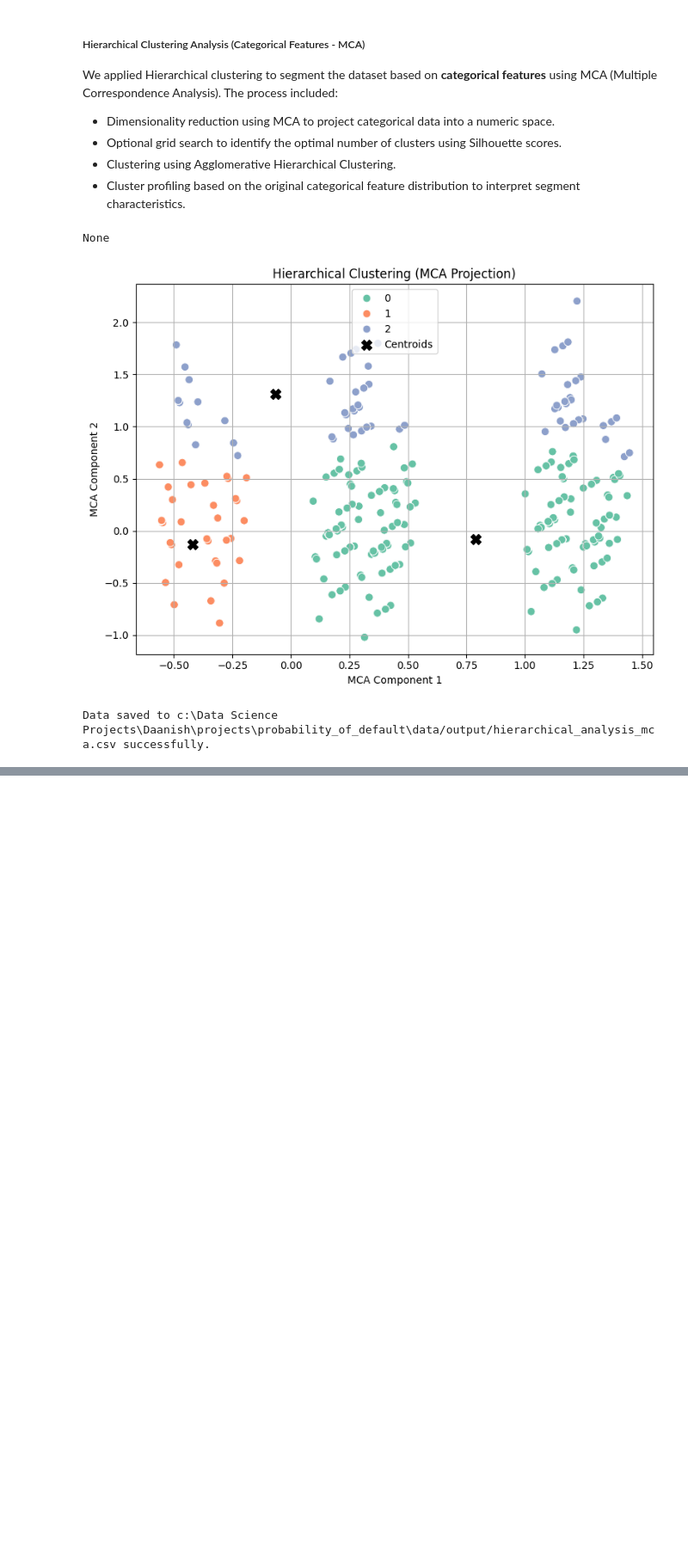
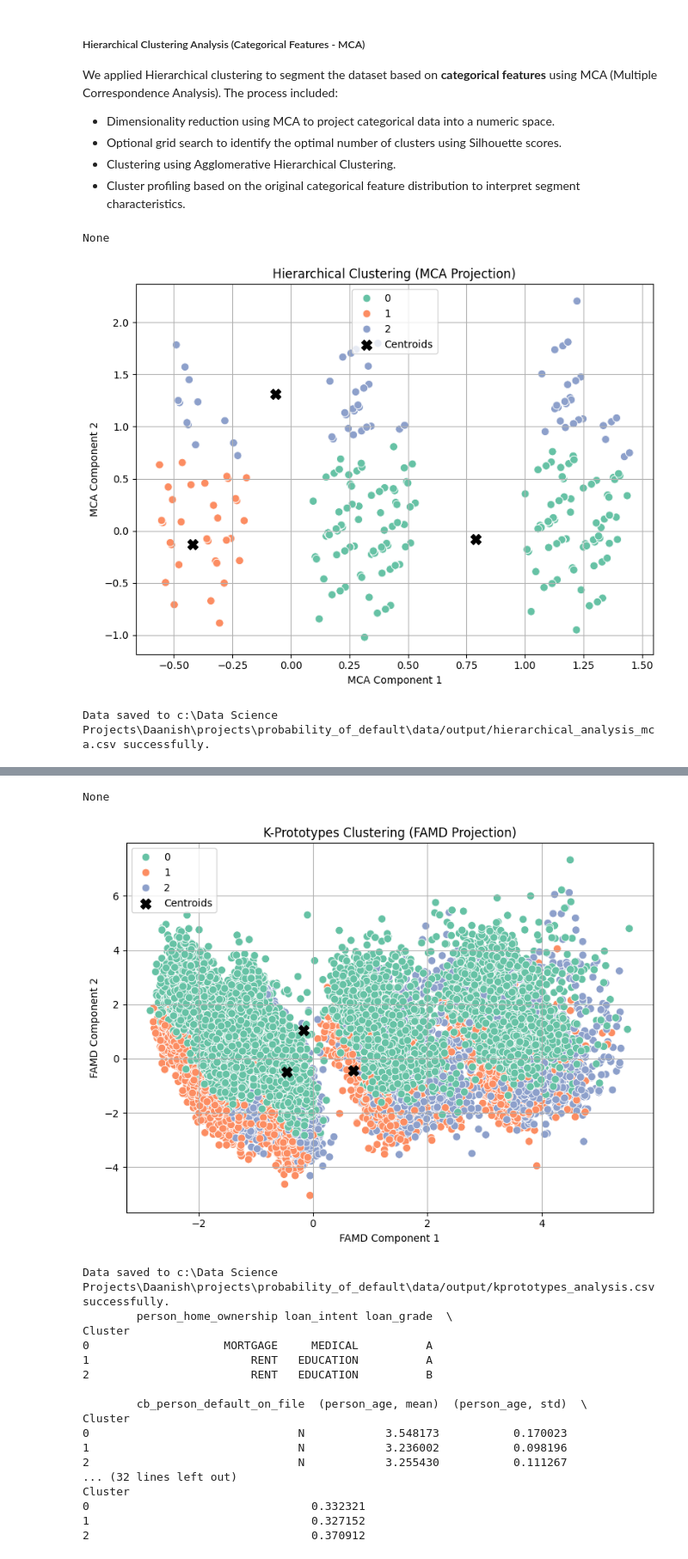
Before and after one commit to soleimanihamed/Daanish, a Jupyter notebook: projects/probability_of_default/main.ipynb, the cells around one changed output, grey strips where cells are left out. Shown at 86% size. Saved outputs shown, nothing was run; the diff lists cells and outputs as text; code cells hidden in the pictures; blank space fills up the shorter version.

Commit message:
kprototypes clustering was added

```diff
--- a/projects/probability_of_default/main.ipynb
+++ b/projects/probability_of_default/main.ipynb
@@ -906,0 +929,67 @@ Data saved to c:\Data Science Projects\Daanish\projects\probability_of_default\d
+# %%
+# Initialize the KPrototypesClustering class
+kproto_analyser = KPrototypesClustering(
+                cleaned_df, cat_features_without_target, numerical_features,
+                 n_clusters=3, init='Huang', n_init=10, verbose=0,
+                 random_state=42,
+                 tune_mode=None, # Optional: None or 'grid'
+                 cluster_range=None,
+                 init_methods=['Huang', 'Cao'],
+                 scale=True, scaling_method='zscore',
+                 handle_skew=True, skew_method='log', skew_threshold=1.0)
+
+
+# Fit and predict cluster labels
+labels = kproto_analyser.fit_predict()
+
+# Show grid search results (if any)
+print(kproto_analyser.grid_search_results)
+
+# Get 2D FAMD projection
+famd_components = kproto_analyser.project_clusters_famd()
+
+# Get cluster centers in FAMD space
+centroids_famd = kproto_analyser.get_cluster_means_in_2d_space(famd_components)
+
+# Visualize clusters in 2D using the utility class
+ClusterVisualisation.plot_clusters_2d(
+    components=famd_components,
+    labels=labels,
+    centroids=centroids_famd,
+    title='K-Prototypes Clustering (FAMD Projection)',
+    xlabel="FAMD Component 1", ylabel="FAMD Component 2"
+)
+
+# Profile clusters and pivot
+pivoted_profile = kproto_analyser.profile_clusters()
+
+# Save the profiling results
+save_utils.save_dataframe_to_csv(
+    pivoted_profile,
+    os.path.join(output_path, "kprototypes_analysis.csv"),
+    overwrite=True,
+    index=True
+)
+
+# Optionally print
+print(pivoted_profile)
+# %% [output]
+None
+[figure, added]
+Data saved to c:\Data Science Projects\Daanish\projects\probability_of_default\data/output/kprototypes_analysis.csv successfully.
+        person_home_ownership loan_intent loan_grade  \
+Cluster
+0                    MORTGAGE     MEDICAL          A
+1                        RENT   EDUCATION          A
+2                        RENT   EDUCATION          B
+
+        cb_person_default_on_file  (person_age, mean)  (person_age, std)  \
+Cluster
+0                               N            3.548173           0.170023
+1                               N            3.236002           0.098196
+2                               N            3.255430           0.111267
+... (32 lines left out)
+Cluster
+0                                 0.332321
+1                                 0.327152
+2                                 0.370912
```
Also changed, not shown: parts of 7 cells of this notebook, 10 other files.
